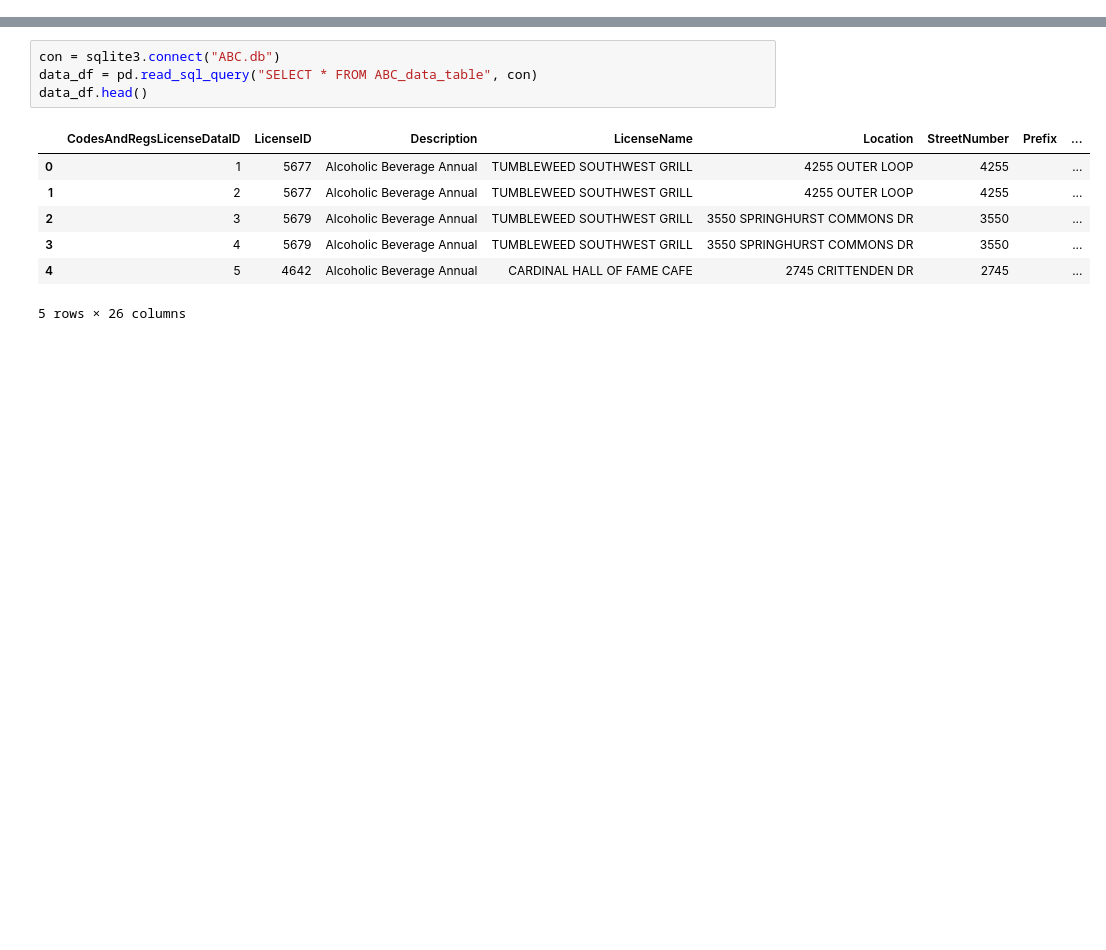
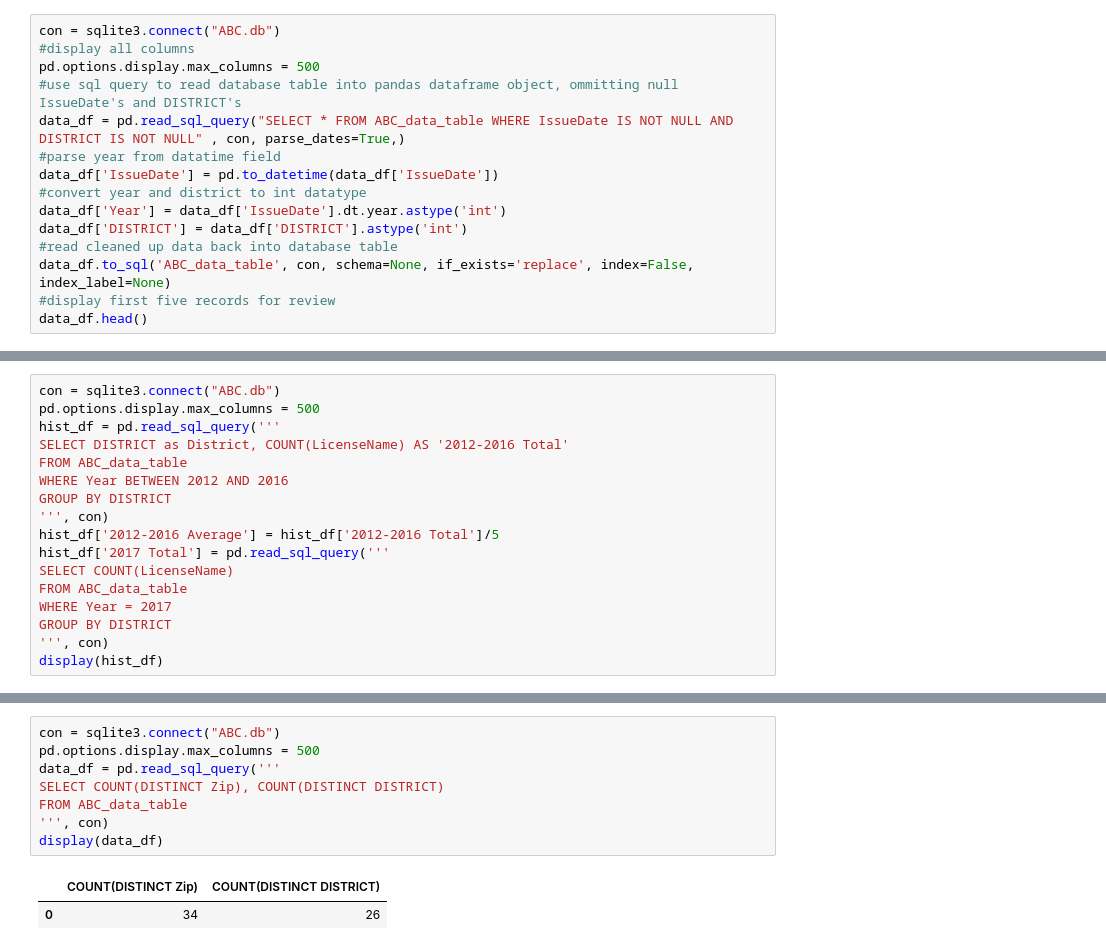
Before and after one commit to thewiredan/python_project, a Jupyter notebook: python_for_data_project.ipynb, the cells around one changed output, grey strips where cells are left out. Saved outputs shown, nothing was run; the diff lists cells and outputs as text; blank space fills up the shorter version.

Commit message:
code to clean up data set and format for analysis

```diff
--- a/python_for_data_project.ipynb
+++ b/python_for_data_project.ipynb
@@ -8,0 +9,15 @@ data_df.to_sql('ABC_data_table', sqlite3.connect("ABC.db"), if_exists = "replace
+# %%
+con = sqlite3.connect("ABC.db")
+#display all columns
+pd.options.display.max_columns = 500
+#use sql query to read database table into pandas dataframe object, ommitting null IssueDate's and DISTRICT's
+data_df = pd.read_sql_query("SELECT * FROM ABC_data_table WHERE IssueDate IS NOT NULL AND DISTRICT IS NOT NULL" , con, parse_dates=True,)
+#parse year from datatime field
+data_df['IssueDate'] = pd.to_datetime(data_df['IssueDate'])
+#convert year and district to int datatype
+data_df['Year'] = data_df['IssueDate'].dt.year.astype('int')
+data_df['DISTRICT'] = data_df['DISTRICT'].astype('int')
+#read cleaned up data back into database table
+data_df.to_sql('ABC_data_table', con, schema=None, if_exists='replace', index=False, index_label=None)
+#display first five records for review
+data_df.head()
@@ -8,0 +31,17 @@ data_df.to_sql('ABC_data_table', sqlite3.connect("ABC.db"), if_exists = "replace
+# %%
+con = sqlite3.connect("ABC.db")
+pd.options.display.max_columns = 500
+hist_df = pd.read_sql_query('''
+SELECT DISTRICT as District, COUNT(LicenseName) AS '2012-2016 Total'
+FROM ABC_data_table
+WHERE Year BETWEEN 2012 AND 2016
+GROUP BY DISTRICT
+''', con)
+hist_df['2012-2016 Average'] = hist_df['2012-2016 Total']/5
+hist_df['2017 Total'] = pd.read_sql_query('''
+SELECT COUNT(LicenseName)
+FROM ABC_data_table
+WHERE Year = 2017
+GROUP BY DISTRICT
+''', con)
+display(hist_df)
@@ -9,12 +66,11 @@ data_df.to_sql('ABC_data_table', sqlite3.connect("ABC.db"), if_exists = "replace
 # %%
 con = sqlite3.connect("ABC.db")
-data_df = pd.read_sql_query("SELECT * FROM ABC_data_table", con)
-data_df.head()
+pd.options.display.max_columns = 500
+data_df = pd.read_sql_query('''
+SELECT COUNT(DISTINCT Zip), COUNT(DISTINCT DISTRICT)
+FROM ABC_data_table
+''', con)
+display(data_df)
 # %% [output]
-|  | CodesAndRegsLicenseDataID | LicenseID | Description | LicenseName | Location | StreetNumber | Prefix | ... |
-| 0 | 1 | 5677 | Alcoholic Beverage Annual | TUMBLEWEED SOUTHWEST GRILL | 4255 OUTER LOOP | 4255 |  | ... |
-| 1 | 2 | 5677 | Alcoholic Beverage Annual | TUMBLEWEED SOUTHWEST GRILL | 4255 OUTER LOOP | 4255 |  | ... |
-| 2 | 3 | 5679 | Alcoholic Beverage Annual | TUMBLEWEED SOUTHWEST GRILL | 3550 SPRINGHURST COMMONS DR | 3550 |  | ... |
-| 3 | 4 | 5679 | Alcoholic Beverage Annual | TUMBLEWEED SOUTHWEST GRILL | 3550 SPRINGHURST COMMONS DR | 3550 |  | ... |
-| 4 | 5 | 4642 | Alcoholic Beverage Annual | CARDINAL HALL OF FAME CAFE | 2745 CRITTENDEN DR | 2745 |  | ... |
+|  | COUNT(DISTINCT Zip) | COUNT(DISTINCT DISTRICT) |
+| 0 | 34 | 26 |
-5 rows × 26 columns
```
Also changed, not shown: parts of 6 cells of this notebook, 1 other file.
